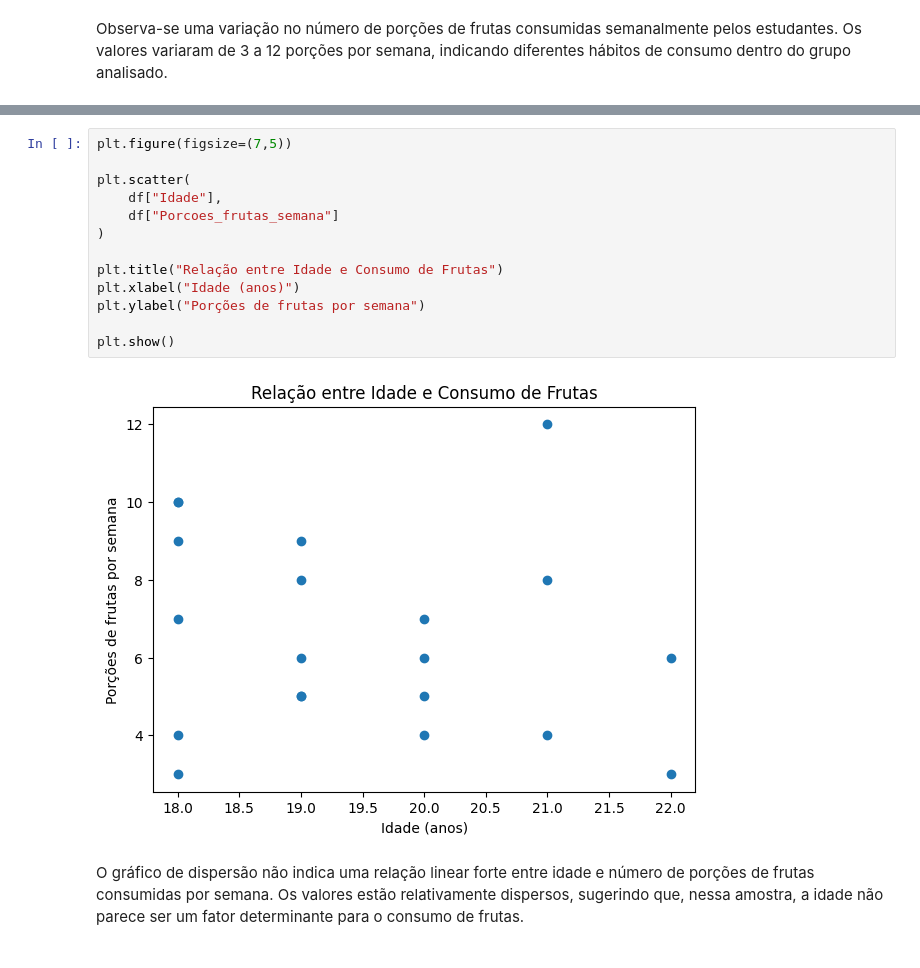
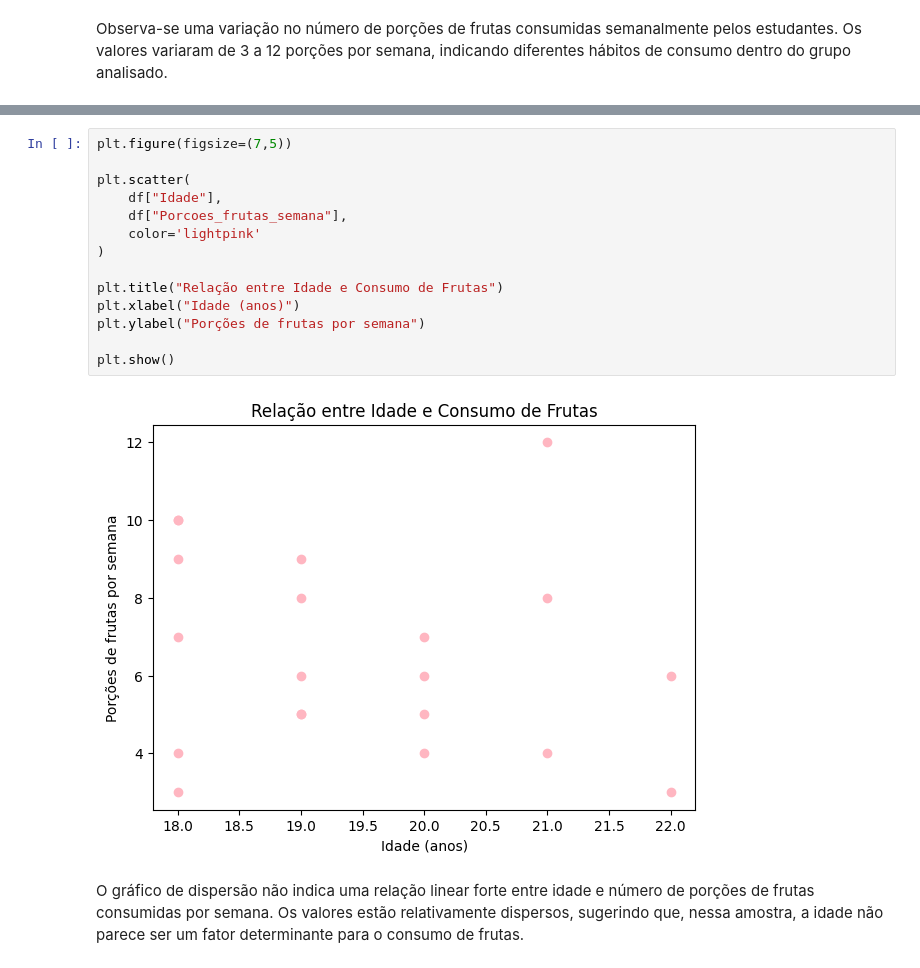
Before and after one commit to yasfmonteiro/Atividades-Estatistica-2026, a Jupyter notebook: tarefa3.ipynb, the cells around one changed output, grey strips where cells are left out. Drawn from its saved outputs; the diff is of its cells as text.

```diff
--- a/tarefa3.ipynb
+++ b/tarefa3.ipynb
@@ -151,17 +155,18 @@ plt.show()
 # %%
 plt.figure(figsize=(7,5))
 
 plt.scatter(
     df["Idade"],
-    df["Porcoes_frutas_semana"]
+    df["Porcoes_frutas_semana"],
+    color='lightpink'
 )
 
 plt.title("Relação entre Idade e Consumo de Frutas")
 plt.xlabel("Idade (anos)")
 plt.ylabel("Porções de frutas por semana")
 
 plt.show()
 # %% [output]
-[figure, old version]
+[figure, new version]
 # %% [markdown]
 O gráfico de dispersão não indica uma relação linear forte entre idade e número de porções de frutas consumidas por semana. Os valores estão relativamente dispersos, sugerindo que, nessa amostra, a idade não parece ser um fator determinante para o consumo de frutas.
```
Also changed, not shown: parts of 3 cells of this notebook.
